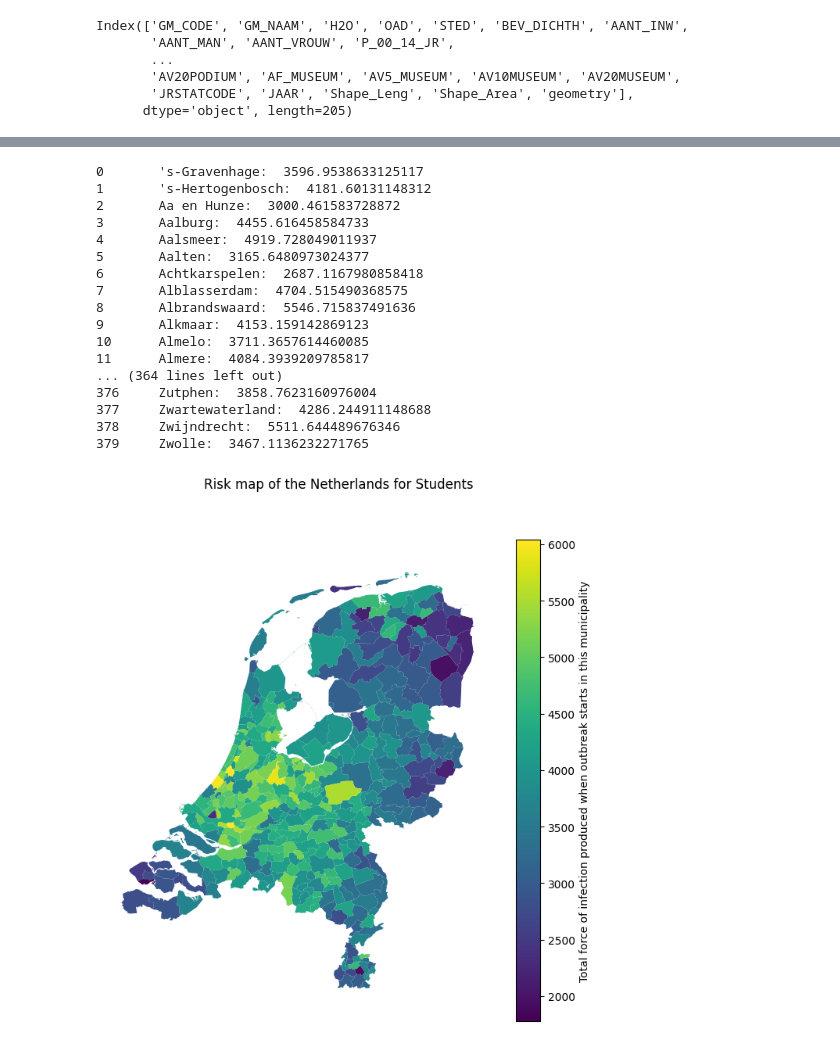
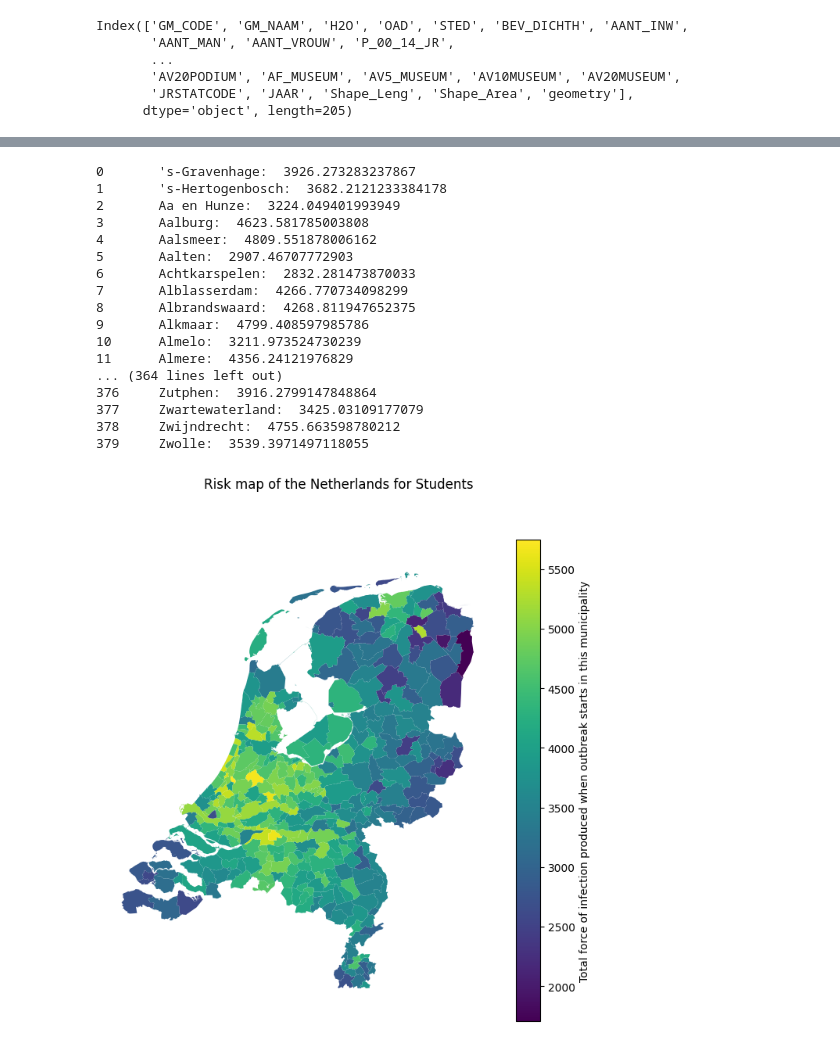
Before and after one commit to larsdekwant/covid-gravity-model, a Jupyter notebook: riskmap.ipynb, the cells around one changed output, grey strips where cells are left out. Saved outputs shown, nothing was run; the diff lists cells and outputs as text; code cells hidden in the pictures.

Commit message:
create new risk maps (5x5x5) data points

```diff
--- a/riskmap.ipynb
+++ b/riskmap.ipynb
@@ -318,7 +318,7 @@ def load_total_infected_per_municipality(path_data, loc, group, run):
     peopleDF = pd.read_pickle(path_data + 'PeopleDF.pkl')
     extraPeopleDF = pd.read_pickle(path_data + 'ExtraPeopleDF.pkl')
     status = np.load(path_data + 'Runs_ref_4.6_100_5_risk' + str(loc) + '_' + str(group) + '/Status_' + str(run) + '.npz')
-    uniLocs = np.array(pd.read_pickle(os.path.normpath(path_data + '../../Gemeenten.pkl'))).T[0]
+    uniLocs = np.array(pd.read_pickle(os.path.normpath(path_data + '../../../Gemeenten.pkl'))).T[0]
     loc_to_id = {val: i for i, val in enumerate(uniLocs)}
     uniGroups = np.unique(np.array(extraPeopleDF.Group))
 
@@ -362,14 +362,14 @@ def load_total_infected_avg_runs(path_data, loc, group, seeds, runs_per_seed):
 # %%
 path = os.getcwd() + '/cluster/results/3/High/'
 
-loc_name = np.array(pd.read_pickle(path + 'Gemeenten.pkl')).T[0]
+loc_name = np.array(pd.read_pickle(os.path.normpath(path + '../../Gemeenten.pkl'))).T[0]
 n_mun = len(loc_name)
 t_max = 21 * 24
 
 risk_map = np.zeros(n_mun)
 infected_per_municipality = np.zeros((n_mun, t_max, n_mun))
 for loc in range(n_mun):
-    infected_per_municipality[loc] = load_total_infected_avg_runs(path, loc, 3, 20, 1)
+    infected_per_municipality[loc] = load_total_infected_avg_runs(path, loc, 3, 5, 5)
     risk_map[loc] = np.sum(infected_per_municipality[loc, t_max - 1])
     print(str(loc) +'\t' + loc_name[loc] + ':  ' + str(risk_map[loc]))
 
@@ -399,52 +399,52 @@ create_spatial_plot(risk_map, 'Risk map of the Netherlands', 'Total infected whe
 # %%
 def load_foi_avg_runs(path_data, loc, group, seeds, runs):
     all_data = []
     for seed in range(seeds):
         path = path_data + f'Seed_{seed}/'
         for run in range(runs):
             foi_data = np.load(path + 'Runs_ref_4.6_100_5_risk' + str(loc) + '_' + str(group) + '/Infection_Pressure_' + str(run) + '.npy')
             all_data.append(foi_data)
 
     # Average the data
     n_data = seeds * runs
     merged_data = np.zeros(all_data[0].shape)
     for i in range(n_data):
         merged_data = merged_data + all_data[i]
     merged_data = merged_data / n_data
     return merged_data
 
 path = os.getcwd() + '/cluster/results/3/High/'
 
-loc_name = np.array(pd.read_pickle(path + 'Gemeenten.pkl')).T[0]
+loc_name = np.array(pd.read_pickle(os.path.normpath(path + '../../Gemeenten.pkl'))).T[0]
 
 risk_map = np.zeros(380)
 for loc in range(380):
-    infected_per_municipality = load_foi_avg_runs(path, loc, 3, 20, 1)
+    infected_per_municipality = load_foi_avg_runs(path, loc, 3, 5, 5)
     t_max = infected_per_municipality.shape[0]
     risk = np.sum(infected_per_municipality[t_max - 1])
     risk_map[loc] = risk
     print(str(loc) +'\t' + loc_name[loc] + ':  ' + str(risk))
 
 create_spatial_plot(risk_map, 'Risk map of the Netherlands for Students', 'Total force of infection produced when outbreak starts in this municipality')
 # %% [output]
-0       's-Gravenhage:  3596.9538633125117
-1       's-Hertogenbosch:  4181.60131148312
-2       Aa en Hunze:  3000.461583728872
-3       Aalburg:  4455.616458584733
-4       Aalsmeer:  4919.728049011937
-5       Aalten:  3165.6480973024377
-6       Achtkarspelen:  2687.1167980858418
-7       Alblasserdam:  4704.515490368575
-8       Albrandswaard:  5546.715837491636
-9       Alkmaar:  4153.159142869123
-10      Almelo:  3711.3657614460085
-11      Almere:  4084.3939209785817
+0       's-Gravenhage:  3926.273283237867
+1       's-Hertogenbosch:  3682.2121233384178
+2       Aa en Hunze:  3224.049401993949
+3       Aalburg:  4623.581785003808
+4       Aalsmeer:  4809.551878006162
+5       Aalten:  2907.46707772903
+6       Achtkarspelen:  2832.281473870033
+7       Alblasserdam:  4266.770734098299
+8       Albrandswaard:  4268.811947652375
+9       Alkmaar:  4799.408597985786
+10      Almelo:  3211.973524730239
+11      Almere:  4356.24121976829
 ... (364 lines left out)
-376     Zutphen:  3858.7623160976004
-377     Zwartewaterland:  4286.244911148688
-378     Zwijndrecht:  5511.644489676346
-379     Zwolle:  3467.1136232271765
+376     Zutphen:  3916.2799147848864
+377     Zwartewaterland:  3425.03109177079
+378     Zwijndrecht:  4755.663598780212
+379     Zwolle:  3539.3971497118055
-[figure, old version]
+[figure, new version]
 # %%
 infected_per_municipality = np.load(os.getcwd() + '/cluster/results/3/High/Infected_Per_Municipality_New.npy')
 #infected_per_municipality = risk_map
```
Also changed, not shown: parts of 6 cells of this notebook, 26 other files.
